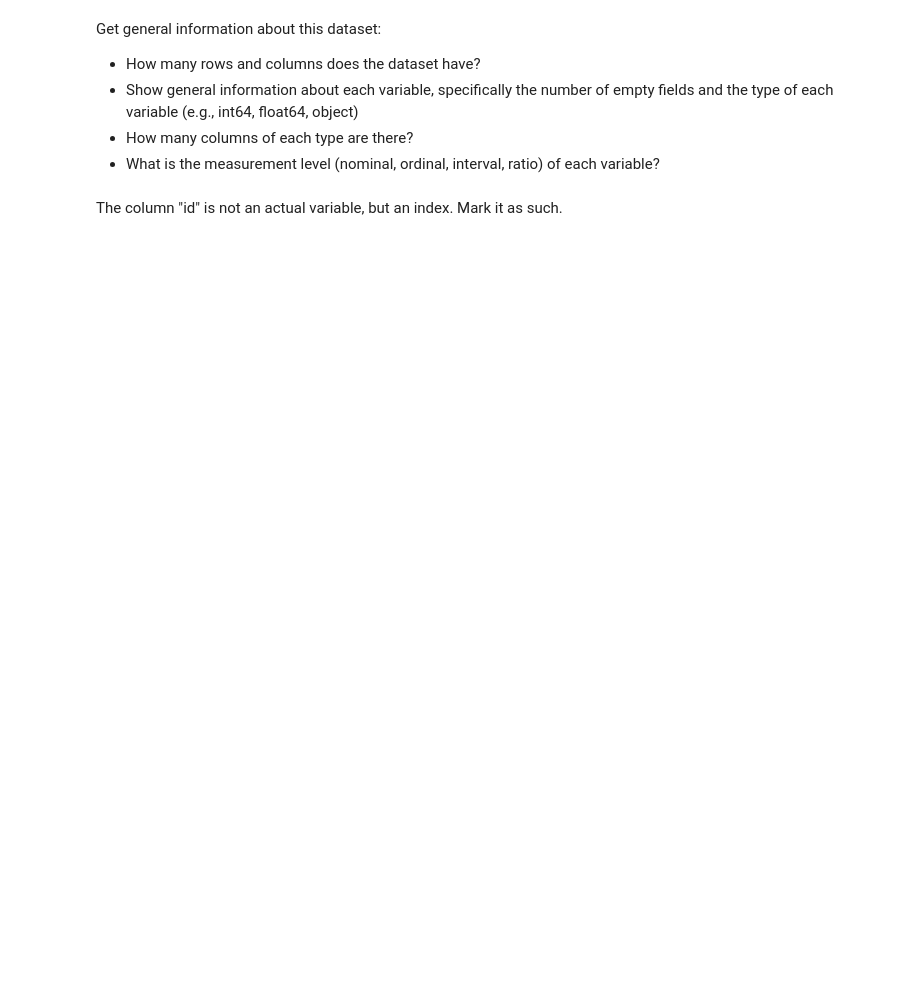
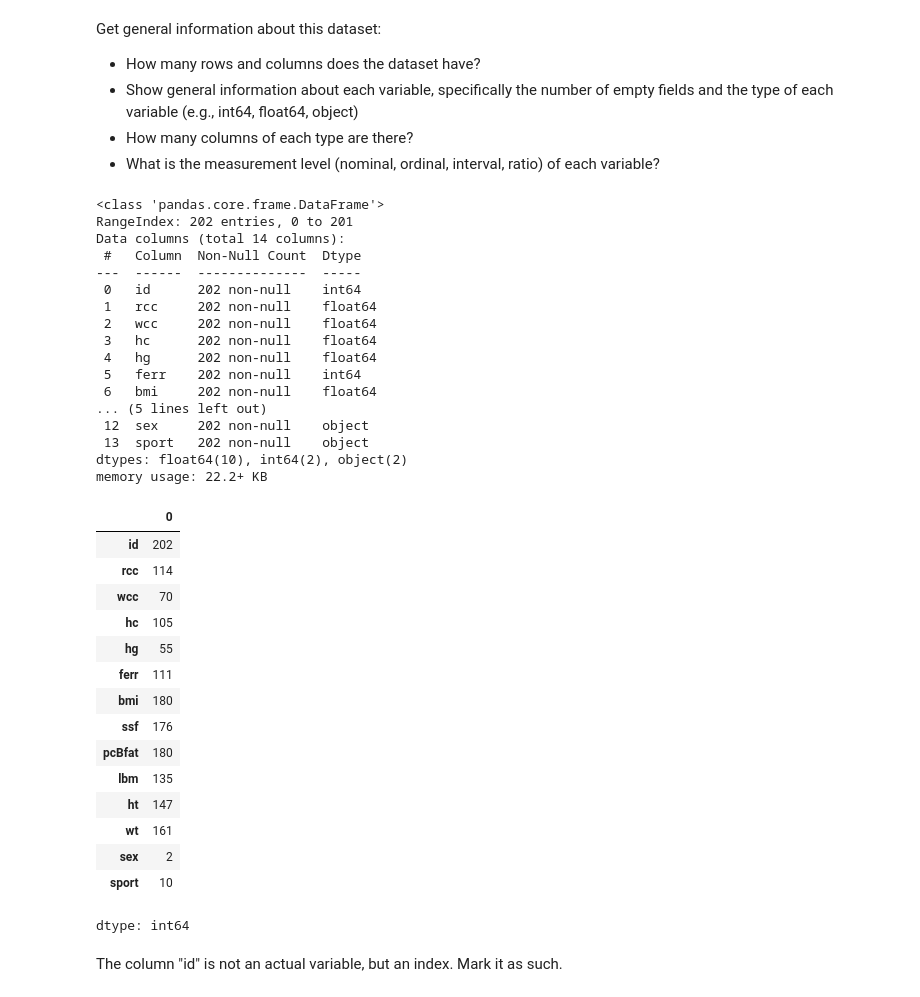
Before and after one commit to bartvr123/dsai-labs, a Jupyter notebook: 1-samples/lab-1.01-ais.ipynb, the cells around one changed output. Cells and saved outputs as stored; diff of their text form; code cells hidden in the pictures; blank space fills up the shorter version.

```diff
--- a/1-samples/lab-1.01-ais.ipynb
+++ b/1-samples/lab-1.01-ais.ipynb
@@ -15,5 +35,44 @@ Get general information about this dataset:
 - Show general information about each variable, specifically the number of empty fields and the type of each variable (e.g., int64, float64, object)
 - How many columns of each type are there?
 - What is the measurement level (nominal, ordinal, interval, ratio) of each variable?
+# %%
+ais.shape
+ais.info()
+ais.dtypes.value_counts()
+ais.nunique()
+# %% [output]
+<class 'pandas.core.frame.DataFrame'>
+RangeIndex: 202 entries, 0 to 201
+Data columns (total 14 columns):
+ #   Column  Non-Null Count  Dtype
+---  ------  --------------  -----
+ 0   id      202 non-null    int64
+ 1   rcc     202 non-null    float64
+ 2   wcc     202 non-null    float64
+ 3   hc      202 non-null    float64
+ 4   hg      202 non-null    float64
+ 5   ferr    202 non-null    int64
+ 6   bmi     202 non-null    float64
+... (5 lines left out)
+ 12  sex     202 non-null    object
+ 13  sport   202 non-null    object
+dtypes: float64(10), int64(2), object(2)
+memory usage: 22.2+ KB
+|  | 0 |
+| id | 202 |
+| rcc | 114 |
+| wcc | 70 |
+| hc | 105 |
+| hg | 55 |
+| ferr | 111 |
+| bmi | 180 |
+| ssf | 176 |
+| pcBfat | 180 |
+| lbm | 135 |
+| ht | 147 |
+| wt | 161 |
+| sex | 2 |
+| sport | 10 |
+dtype: int64
 # %% [markdown]
 The column "id" is not an actual variable, but an index. Mark it as such.
```
Also changed, not shown: parts of 6 cells of this notebook.
